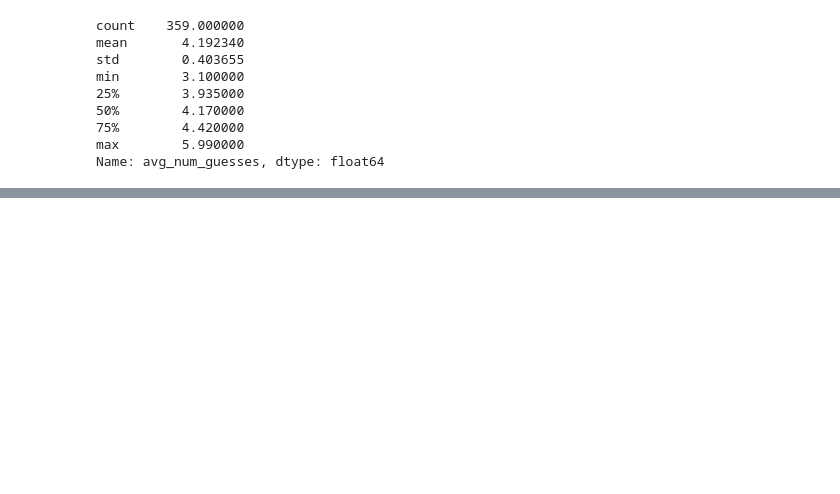
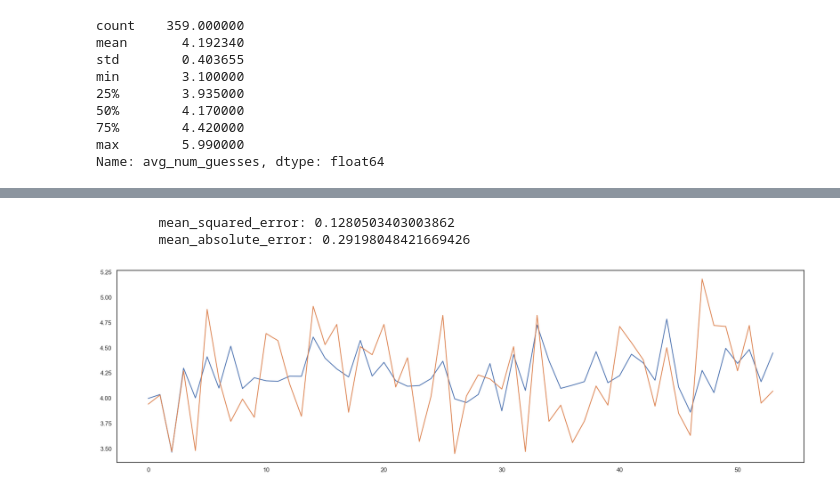
Before and after one commit to carlostbello/COMAP2023, a Jupyter notebook: src/regression.ipynb, the cells around one changed output, grey strips where cells are left out. Cells and saved outputs as stored; diff of their text form; code cells hidden in the pictures; blank space fills up the shorter version.

```diff
--- a/src/regression.ipynb
+++ b/src/regression.ipynb
@@ -287,0 +364,21 @@ df.head()
+# %%
+X = df[['word_score','day_of_week','vowels','repeats','word_occurrence']]
+y = df[['avg_num_guesses']]
+
+X_train, X_test, y_train, y_test = train_test_split(X,y,test_size=0.15,random_state=42)
+
+model=LinearRegression()
+model.fit(X_train,y_train)
+preds = model.predict(X_test)
+
+print('\tmean_squared_error:', mean_squared_error(y_test, preds))
+print('\tmean_absolute_error:', mean_absolute_error(y_test, preds))
+
+plt.figure(figsize=(20,6))
+plt.plot(range(len(preds)),preds)
+plt.plot(range(len(preds)),y_test)
+plt.show()
+# %% [output]
+        mean_squared_error: 0.1280503403003862
+        mean_absolute_error: 0.29198048421669426
+[figure, added]
```
Also changed, not shown: parts of 13 cells of this notebook, 4 other files.
